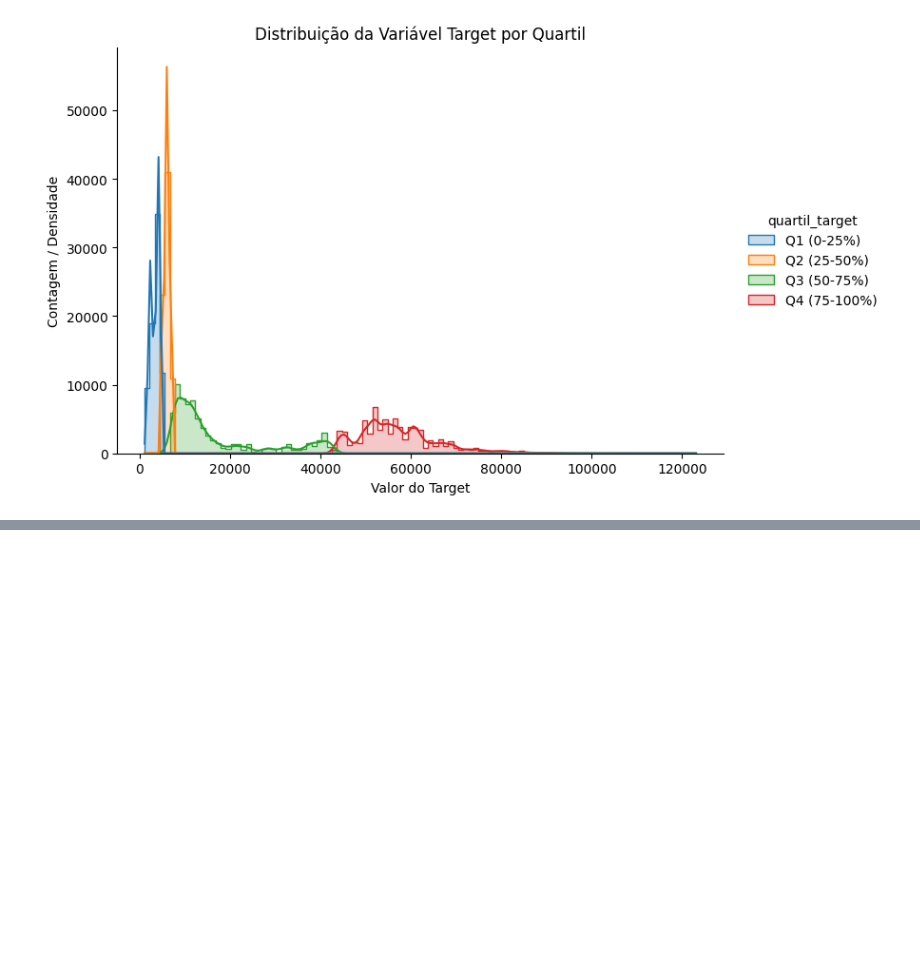
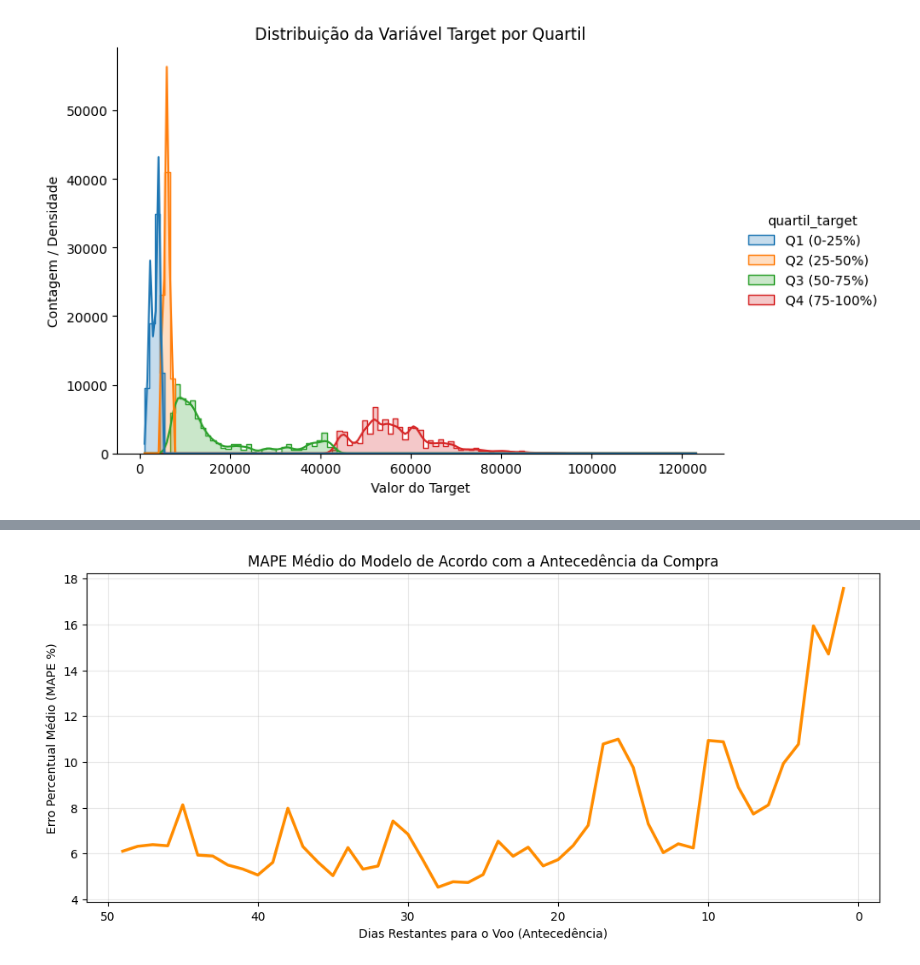
Before and after one commit to Andreirl032/flight-prediction, a Jupyter notebook: StackingXGForest.ipynb, the cells around one changed output, grey strips where cells are left out. Drawn from its saved outputs; the diff is of its cells as text; code cells hidden in the pictures; blank space fills up the shorter version.

```diff
--- a/StackingXGForest.ipynb
+++ b/StackingXGForest.ipynb
@@ -742,0 +941,21 @@ df.drop(columns=['quartil_target'], inplace=True)
+# %%
+#O Efeito da Antecedência (days_left) no Erro
+
+# Criar um DataFrame temporário com os dados de teste e os erros
+# (Ajuste aqui unindo os X_test caso queira analisar o dataset global)
+X_test_completo = pd.concat([X_test_eco, X_test_bus])
+X_test_completo['erro_percentual'] = np.abs(y_test_total - y_pred_total) / y_test_total * 100
+
+# Agrupar o erro médio por dias restantes para o voo
+erro_por_antecedencia = X_test_completo.groupby('days_left')['erro_percentual'].mean().reset_index()
+
+plt.figure(figsize=(12, 5))
+sns.lineplot(data=erro_por_antecedencia, x='days_left', y='erro_percentual', color='darkorange', linewidth=2.5)
+plt.title('MAPE Médio do Modelo de Acordo com a Antecedência da Compra')
+plt.xlabel('Dias Restantes para o Voo (Antecedência)')
+plt.ylabel('Erro Percentual Médio (MAPE %)')
+plt.grid(True, alpha=0.3)
+plt.gca().invert_xaxis() # Inverte o eixo para mostrar o tempo a esgotar-se (de 50 dias até 1 dia)
+plt.show()
+# %% [output]
+[figure, added]
```
Also changed, not shown: parts of 16 cells of this notebook.
